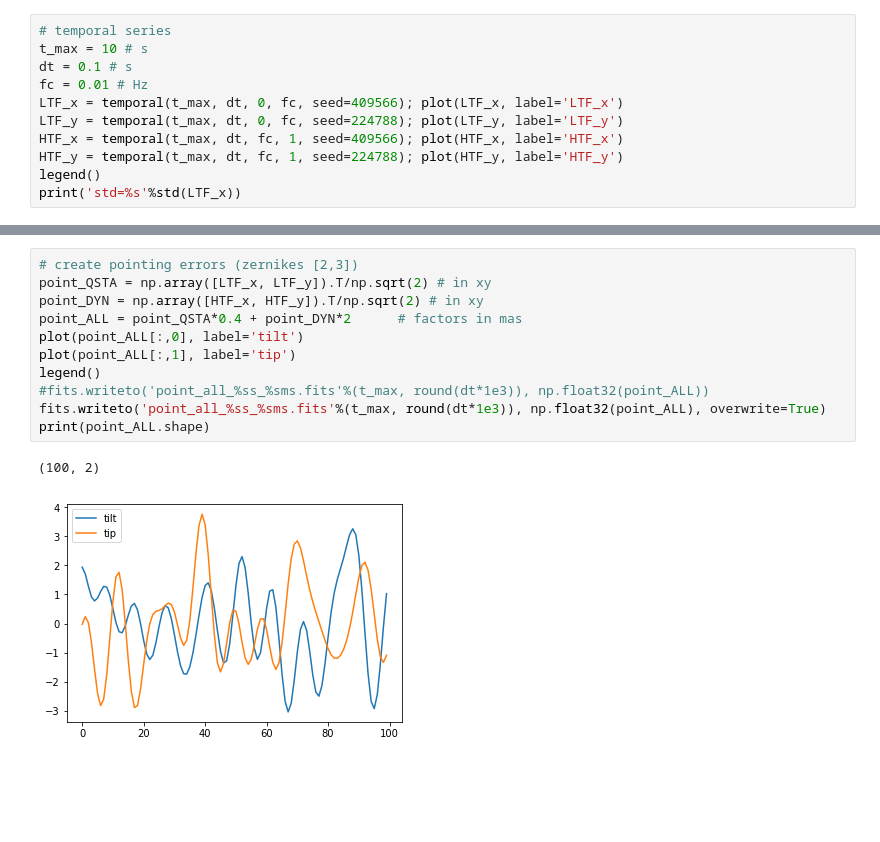
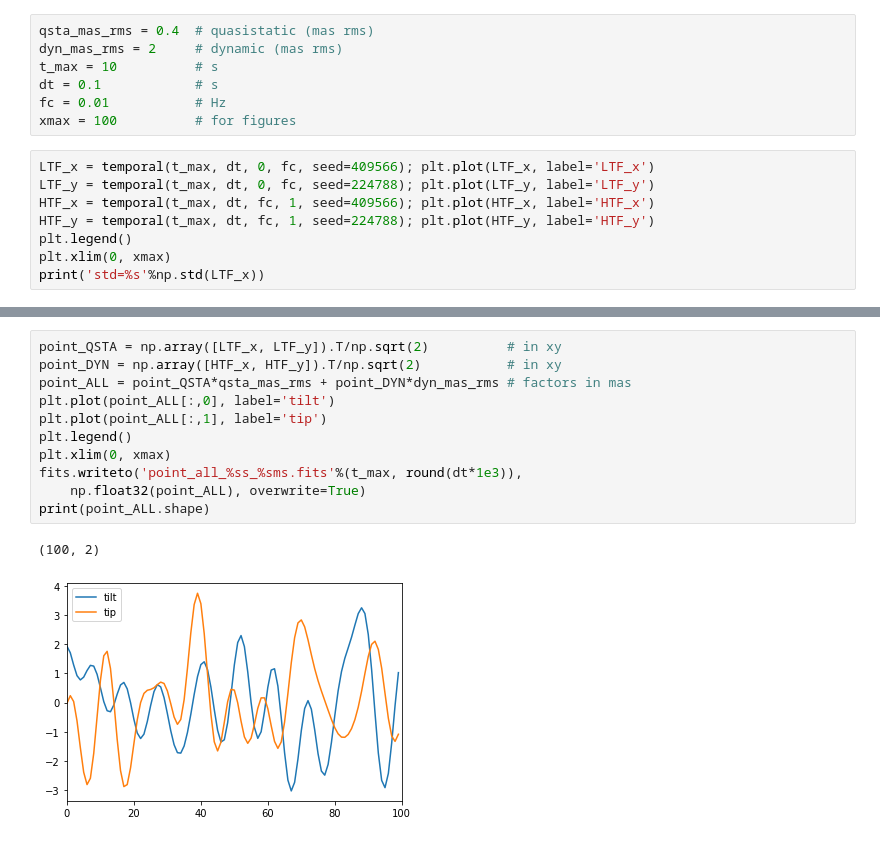
Before and after one commit to vortex-exoplanet/HEEPS, a Jupyter notebook: tools/create_point_err.ipynb, the cells around one changed output, grey strips where cells are left out. Cells and saved outputs as stored; diff of their text form; blank space fills up the shorter version.

```diff
--- a/tools/create_point_err.ipynb
+++ b/tools/create_point_err.ipynb
@@ -9,12 +8,16 @@ Populating the interactive namespace from numpy and matplotlib
+# %%
+qsta_mas_rms = 0.4  # quasistatic (mas rms)
+dyn_mas_rms = 2     # dynamic (mas rms)
+t_max = 10          # s
+dt = 0.1            # s
+fc = 0.01           # Hz
+xmax = 100          # for figures
 # %%
-# temporal series
-t_max = 10 # s
-dt = 0.1 # s
-fc = 0.01 # Hz
-LTF_x = temporal(t_max, dt, 0, fc, seed=409566); plot(LTF_x, label='LTF_x')
-LTF_y = temporal(t_max, dt, 0, fc, seed=224788); plot(LTF_y, label='LTF_y')
-HTF_x = temporal(t_max, dt, fc, 1, seed=409566); plot(HTF_x, label='HTF_x')
-HTF_y = temporal(t_max, dt, fc, 1, seed=224788); plot(HTF_y, label='HTF_y')
-legend()
-print('std=%s'%std(LTF_x))
+LTF_x = temporal(t_max, dt, 0, fc, seed=409566); plt.plot(LTF_x, label='LTF_x')
+LTF_y = temporal(t_max, dt, 0, fc, seed=224788); plt.plot(LTF_y, label='LTF_y')
+HTF_x = temporal(t_max, dt, fc, 1, seed=409566); plt.plot(HTF_x, label='HTF_x')
+HTF_y = temporal(t_max, dt, fc, 1, seed=224788); plt.plot(HTF_y, label='HTF_y')
+plt.legend()
+plt.xlim(0, xmax)
+print('std=%s'%np.std(LTF_x))
 # %% [output]
@@ -23,14 +28,14 @@ std=1.0
 # %%
-# create pointing errors (zernikes [2,3])
-point_QSTA = np.array([LTF_x, LTF_y]).T/np.sqrt(2) # in xy
-point_DYN = np.array([HTF_x, HTF_y]).T/np.sqrt(2) # in xy
-point_ALL = point_QSTA*0.4 + point_DYN*2      # factors in mas
-plot(point_ALL[:,0], label='tilt')
-plot(point_ALL[:,1], label='tip')
-legend()
-#fits.writeto('point_all_%ss_%sms.fits'%(t_max, round(dt*1e3)), np.float32(point_ALL))
-fits.writeto('point_all_%ss_%sms.fits'%(t_max, round(dt*1e3)), np.float32(point_ALL), overwrite=True)
+point_QSTA = np.array([LTF_x, LTF_y]).T/np.sqrt(2)          # in xy
+point_DYN = np.array([HTF_x, HTF_y]).T/np.sqrt(2)           # in xy
+point_ALL = point_QSTA*qsta_mas_rms + point_DYN*dyn_mas_rms # factors in mas
+plt.plot(point_ALL[:,0], label='tilt')
+plt.plot(point_ALL[:,1], label='tip')
+plt.legend()
+plt.xlim(0, xmax)
+fits.writeto('point_all_%ss_%sms.fits'%(t_max, round(dt*1e3)),
+    np.float32(point_ALL), overwrite=True)
 print(point_ALL.shape)
 # %% [output]
 (100, 2)
-[figure, old version]
+[figure, new version]
```
Also changed, not shown: parts of 7 cells of this notebook.
